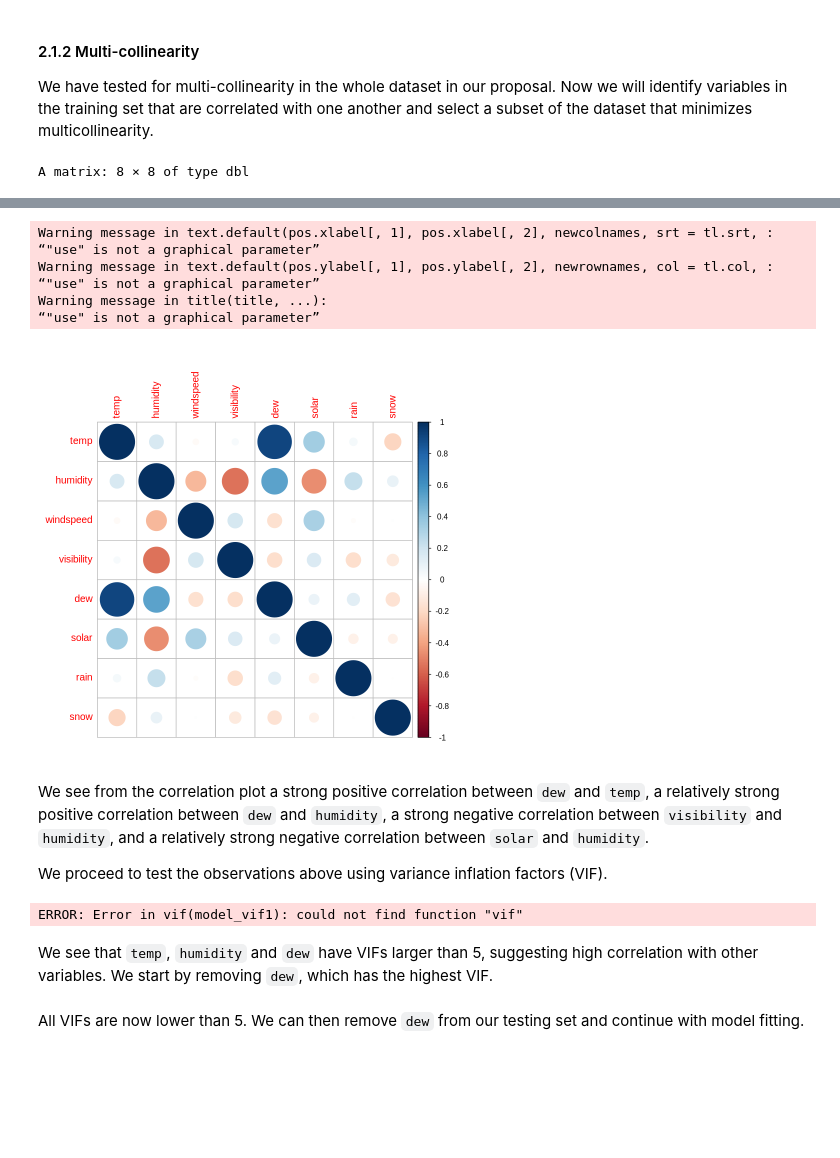
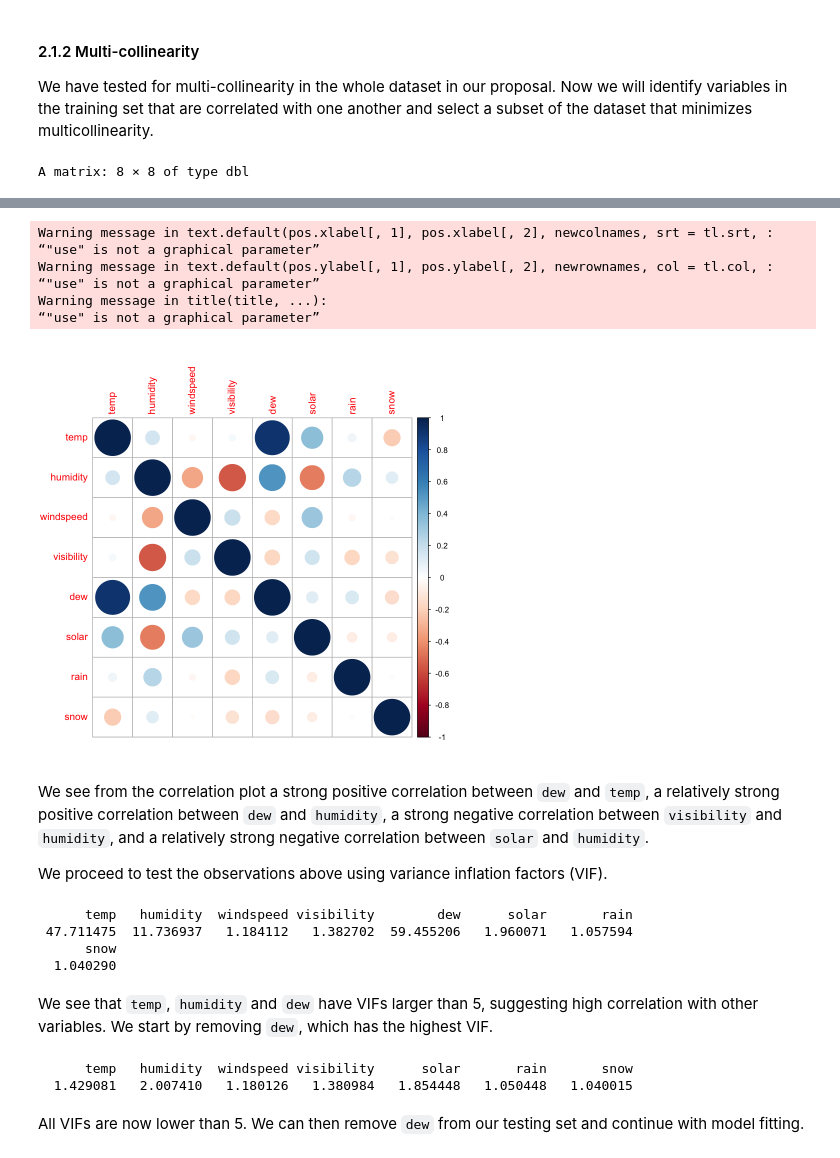
Before and after one commit to xiaohu1122/538A_project, a Jupyter notebook: 538A_Final_Project.ipynb, the cells around one changed output, grey strips where cells are left out. Cells and saved outputs as stored; diff of their text form; code cells hidden in the pictures; blank space fills up the shorter version.

Commit message:
NB model

```diff
--- a/538A_Final_Project.ipynb
+++ b/538A_Final_Project.ipynb
@@ -70,7 +92,7 @@ We have tested for multi-collinearity in the whole dataset in our proposal. Now
 # %%
 # Select only numeric environmental variables
 bike_var <- bike_training %>%
-  select(c(temp, humidity, windspeed, visibility, dew, solar, rain, snow))
+  dplyr::select(c(temp, humidity, windspeed, visibility, dew, solar, rain, snow))
 
 # Correlation matrix
 cor_matrix <- cor(bike_var)
@@ -92,26 +114,32 @@ A matrix: 8 × 8 of type dbl
 Warning message in text.default(pos.xlabel[, 1], pos.xlabel[, 2], newcolnames, srt = tl.srt, :
 “"use" is not a graphical parameter”
 Warning message in text.default(pos.ylabel[, 1], pos.ylabel[, 2], newrownames, col = tl.col, :
 “"use" is not a graphical parameter”
 Warning message in title(title, ...):
 “"use" is not a graphical parameter”
-[figure, old version]
+[figure, new version]
 # %% [markdown]
 We see from the correlation plot a strong positive correlation between `dew` and `temp`, a relatively strong positive correlation between `dew` and `humidity`, a strong negative correlation between `visibility` and `humidity`, and a relatively strong negative correlation between `solar` and `humidity`.
 
 We proceed to test the observations above using variance inflation factors (VIF).
 # %%
 # Variance inflation factor selection with all numerical variables
-model_vif1 <- lm(count~ temp + humidity + windspeed + visibility + dew + solar + rain + snow, data = bike_training)
+model_vif1 <- glm(count~ temp + humidity + windspeed + visibility + dew + solar + rain + snow, data = bike_training,family = poisson)
 vif(model_vif1)
 # %% [output]
-ERROR: Error in vif(model_vif1): could not find function "vif"
+      temp   humidity  windspeed visibility        dew      solar       rain
+ 47.711475  11.736937   1.184112   1.382702  59.455206   1.960071   1.057594
+      snow
+  1.040290
 # %% [markdown]
 We see that `temp`, `humidity` and `dew` have VIFs larger than 5, suggesting high correlation with other variables. We start by removing `dew`, which has the highest VIF.
 # %%
 ## remove dew variable
-model_vif2 <- lm(count~ temp + humidity + windspeed + visibility  + solar + rain + snow, data = bike)
+model_vif2 <- glm(count~ temp + humidity + windspeed + visibility + solar + rain + snow, data = bike_training,family = poisson)
 vif(model_vif2)
+# %% [output]
+      temp   humidity  windspeed visibility      solar       rain       snow
+  1.429081   2.007410   1.180126   1.380984   1.854448   1.050448   1.040015
 # %% [markdown]
 All VIFs are now lower than 5. We can then remove `dew` from our testing set and continue with model fitting.
 # %%
```
Also changed, not shown: parts of 24 cells of this notebook.
